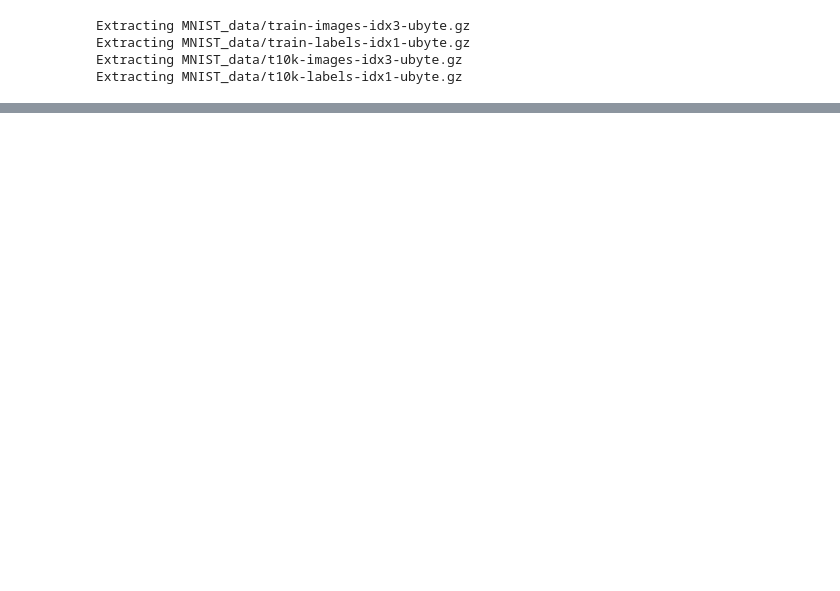
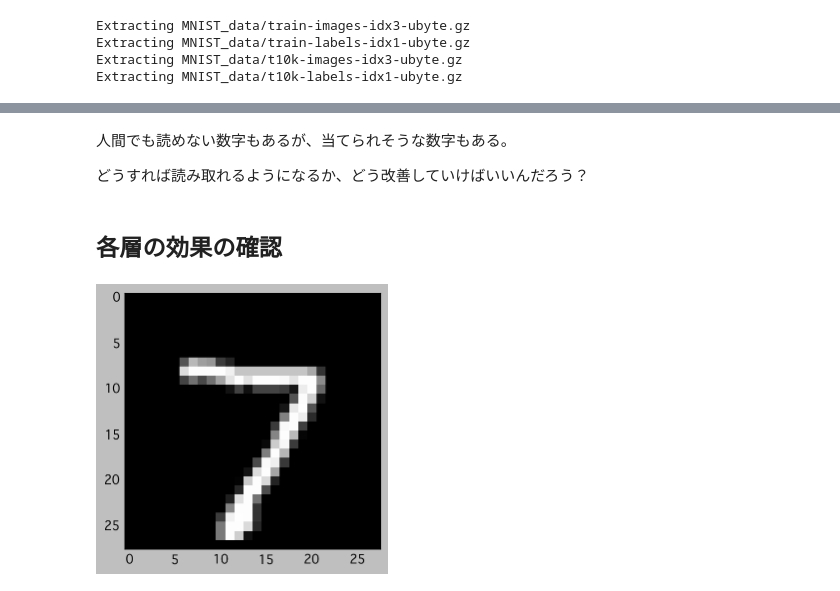
Before and after one commit to yamitzky/tensorflow-tutorial, a Jupyter notebook: 02-mnist-expert/MNIST-expert.ipynb, the cells around one changed output, grey strips where cells are left out. Saved outputs shown, nothing was run; the diff lists cells and outputs as text; code cells hidden in the pictures; blank space fills up the shorter version.

```diff
--- a/02-mnist-expert/MNIST-expert.ipynb
+++ b/02-mnist-expert/MNIST-expert.ipynb
@@ -127,0 +129,13 @@ accuracy: 0.979000
+# %% [markdown]
+人間でも読めない数字もあるが、当てられそうな数字もある。
+
+どうすれば読み取れるようになるか、どう改善していけばいいんだろう？
+# %% [markdown]
+## 各層の効果の確認
+# %%
+# 元の画像
+def imshow(img):
+    plt.imshow(img, interpolation='none', cmap='gray')
+imshow(test_images[0].reshape([28, 28]))
+# %% [output]
+[figure, added]
```
Also changed, not shown: parts of 5 cells of this notebook.
